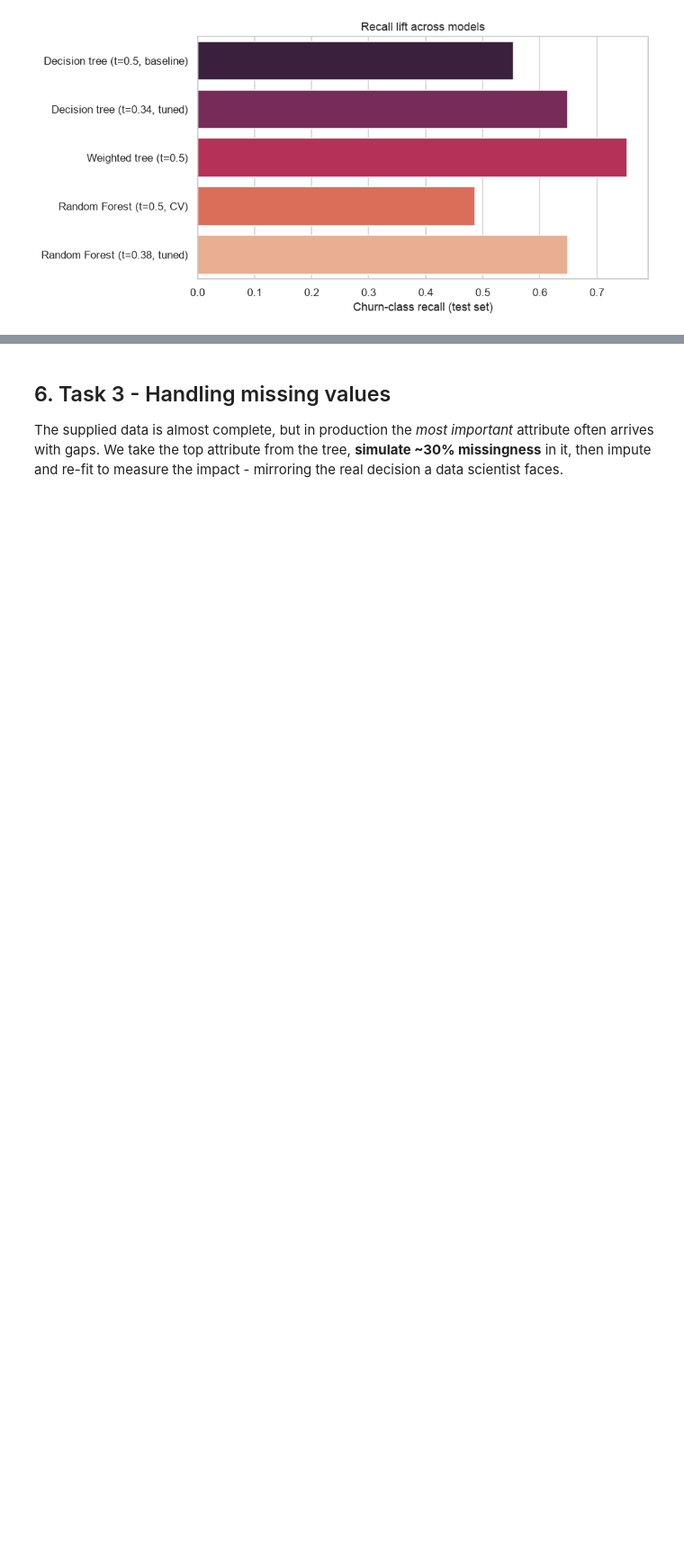
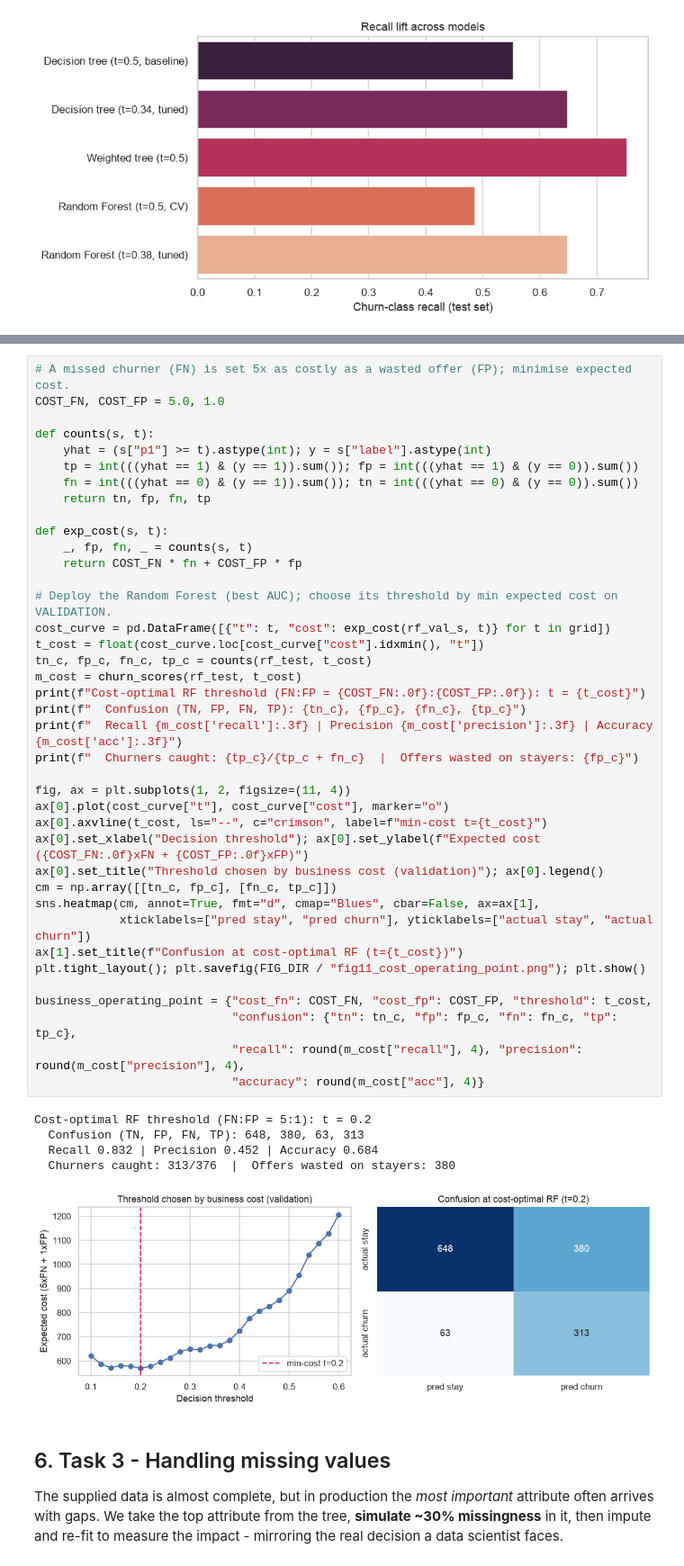
Before and after one commit to lfariabr/masters-swe-ai, a Jupyter notebook: 2026-T2/BDA/assignments/Assessment2/notebook/BDA601FariaLuis_Assessment2.ipynb, the cells around one changed output, grey strips where cells are left out. Shown at 90% size. Cells and saved outputs as stored; diff of their text form; blank space fills up the shorter version.

```diff
--- a/2026-T2/BDA/assignments/Assessment2/notebook/BDA601FariaLuis_Assessment2.ipynb
+++ b/2026-T2/BDA/assignments/Assessment2/notebook/BDA601FariaLuis_Assessment2.ipynb
@@ -571,3 +581,48 @@ Decision tree (t=0.5, baseline)       0.50    0.7657           0.5637        0.5
+# %%
+# A missed churner (FN) is set 5x as costly as a wasted offer (FP); minimise expected cost.
+COST_FN, COST_FP = 5.0, 1.0
+
+def counts(s, t):
+    yhat = (s["p1"] >= t).astype(int); y = s["label"].astype(int)
+    tp = int(((yhat == 1) & (y == 1)).sum()); fp = int(((yhat == 1) & (y == 0)).sum())
+    fn = int(((yhat == 0) & (y == 1)).sum()); tn = int(((yhat == 0) & (y == 0)).sum())
+    return tn, fp, fn, tp
+
+def exp_cost(s, t):
+    _, fp, fn, _ = counts(s, t)
+    return COST_FN * fn + COST_FP * fp
+
+# Deploy the Random Forest (best AUC); choose its threshold by min expected cost on VALIDATION.
+cost_curve = pd.DataFrame([{"t": t, "cost": exp_cost(rf_val_s, t)} for t in grid])
+t_cost = float(cost_curve.loc[cost_curve["cost"].idxmin(), "t"])
+tn_c, fp_c, fn_c, tp_c = counts(rf_test, t_cost)
+m_cost = churn_scores(rf_test, t_cost)
+print(f"Cost-optimal RF threshold (FN:FP = {COST_FN:.0f}:{COST_FP:.0f}): t = {t_cost}")
+print(f"  Confusion (TN, FP, FN, TP): {tn_c}, {fp_c}, {fn_c}, {tp_c}")
+print(f"  Recall {m_cost['recall']:.3f} | Precision {m_cost['precision']:.3f} | Accuracy {m_cost['acc']:.3f}")
+print(f"  Churners caught: {tp_c}/{tp_c + fn_c}  |  Offers wasted on stayers: {fp_c}")
+
+fig, ax = plt.subplots(1, 2, figsize=(11, 4))
+ax[0].plot(cost_curve["t"], cost_curve["cost"], marker="o")
+ax[0].axvline(t_cost, ls="--", c="crimson", label=f"min-cost t={t_cost}")
+ax[0].set_xlabel("Decision threshold"); ax[0].set_ylabel(f"Expected cost ({COST_FN:.0f}xFN + {COST_FP:.0f}xFP)")
+ax[0].set_title("Threshold chosen by business cost (validation)"); ax[0].legend()
+cm = np.array([[tn_c, fp_c], [fn_c, tp_c]])
+sns.heatmap(cm, annot=True, fmt="d", cmap="Blues", cbar=False, ax=ax[1],
+            xticklabels=["pred stay", "pred churn"], yticklabels=["actual stay", "actual churn"])
+ax[1].set_title(f"Confusion at cost-optimal RF (t={t_cost})")
+plt.tight_layout(); plt.savefig(FIG_DIR / "fig11_cost_operating_point.png"); plt.show()
+
+business_operating_point = {"cost_fn": COST_FN, "cost_fp": COST_FP, "threshold": t_cost,
+                            "confusion": {"tn": tn_c, "fp": fp_c, "fn": fn_c, "tp": tp_c},
+                            "recall": round(m_cost["recall"], 4), "precision": round(m_cost["precision"], 4),
+                            "accuracy": round(m_cost["acc"], 4)}
+# %% [output]
+Cost-optimal RF threshold (FN:FP = 5:1): t = 0.2
+  Confusion (TN, FP, FN, TP): 648, 380, 63, 313
+  Recall 0.832 | Precision 0.452 | Accuracy 0.684
+  Churners caught: 313/376  |  Offers wasted on stayers: 380
+[figure, added]
 # %% [markdown]
 ## 6. Task 3 - Handling missing values
 
```
Also changed, not shown: parts of 4 cells of this notebook, 4 other files.
